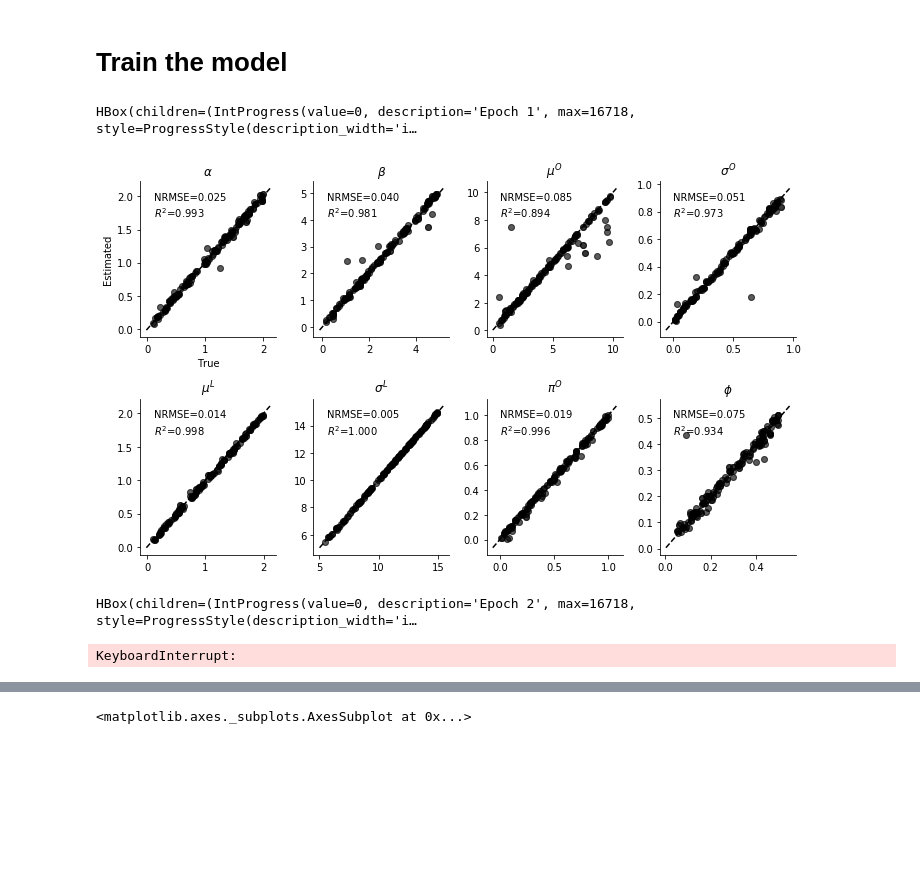
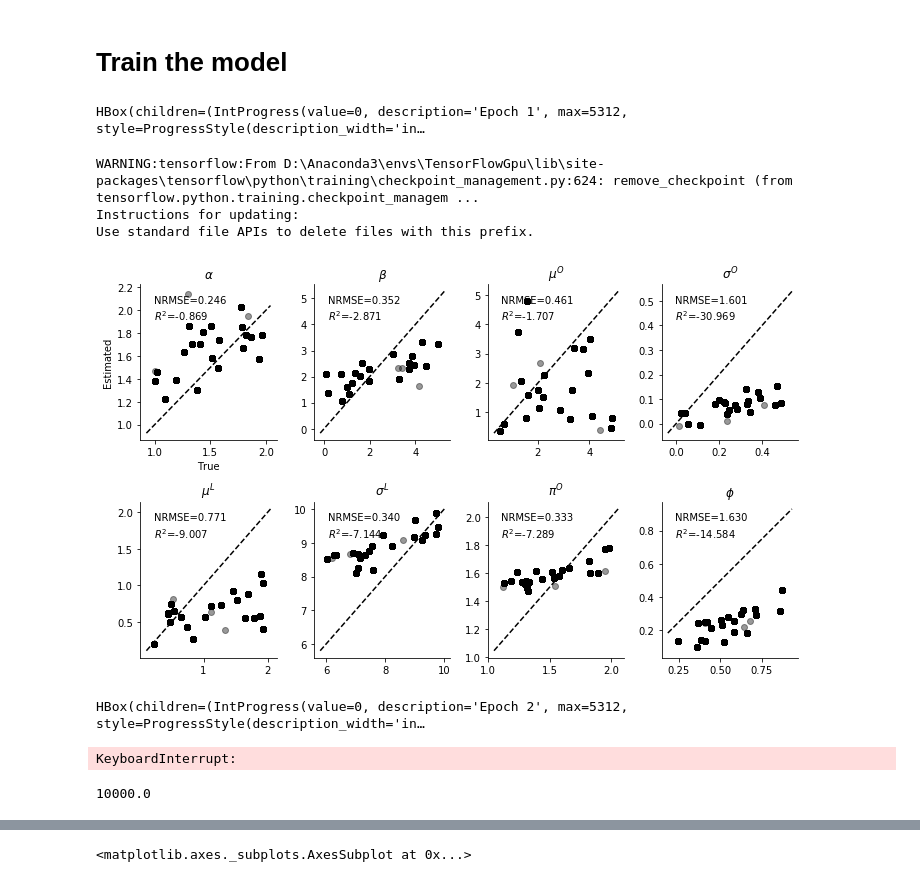
Before and after one commit to stefanradev93/cINN, a Jupyter notebook: 20190612_Splatter_cINN_Example.ipynb, the cells around one changed output, grey strips where cells are left out. Saved outputs shown, nothing was run; the diff lists cells and outputs as text; code cells hidden in the pictures; blank space fills up the shorter version.

```diff
--- a/20190612_Splatter_cINN_Example.ipynb
+++ b/20190612_Splatter_cINN_Example.ipynb
@@ -248,24 +252,24 @@ data_path = 'D:\\seqRNA'
 n_samples_posterior = 2000
 starter_learning_rate = 0.001
 decay_steps = 32000
-n_sim = 5000
+n_sim = 10000
+n_cells = 20
+n_genes = 20
 decay_rate = .95
 clip_value = 5.
 learning_rate = tf.train.exponential_decay(starter_learning_rate, global_step, decay_steps, decay_rate)
 
 # --- Data loader --- #
-n_chunks = 107
+n_chunks = 17
 n_sim_chunk = 5000
-data_loader  = RNADataLoader(batch_size, data_path, normalize=False, n_sim_chunk=n_sim_chunk)
+data_loader  = RNADataLoader(batch_size, data_path, normalize=False,
+                             n_sim_chunk=n_sim, n_cells=n_cells, n_genes=n_genes)
 # %% [markdown]
 ## Create a test set
 # %%
 X_test, theta_test = data_loader.load_test(n_test=500, path=data_path)
-data_loader._global_max = np.max(X_test.numpy())
-data_loader._normalize = True
 # %%
 X_test_plausible, theta_test_plausible = remove_implausible(X_test, theta_test, 5000)
-X_test_plausible /= data_loader._global_max
 # %% [markdown]
 ## Create networks
 # %%
@@ -306,7 +307,7 @@ def run_epoch(model, optimizer, data_loader, X_test, y_test,
     for chunk in data_loader:
         for X_batch, y_batch in chunk:
 
-            X_batch, y_batch = remove_implausible(X_batch, y_batch, 5000)
+            X_batch, y_batch = remove_implausible(X_batch, y_batch, 360)
 
             with tf.GradientTape() as tape:
 
@@ -320,7 +321,7 @@ def run_epoch(model, optimizer, data_loader, X_test, y_test,
             gradients = tape.gradient(loss, model.trainable_variables)
 
             # Validations score
-            y_mean_val, y_var_val = model(X_test)
+            y_mean_val, y_var_val = model(X_test, training=False)
             train_rec = tf.sqrt(tf.reduce_mean(tf.reduce_sum(tf.square(y_batch - y_mean), axis=-1), axis=-1))
             val_rec = tf.sqrt(tf.reduce_mean(tf.reduce_sum(tf.square(y_test - y_mean_val), axis=-1), axis=-1))
             val_loss = heteroscedastic_loss(y_test, y_mean_val, y_var_val)
@@ -339,18 +340,30 @@ def run_epoch(model, optimizer, data_loader, X_test, y_test,
 # %%
 for ep in range(1, epochs+1):
     with tqdm(total = (n_sim * n_chunks) // batch_size, desc='Epoch {}'.format(ep)) as p_bar:
 
         # Run epoch
         run_epoch(model, optimizer, data_loader, X_test_plausible, theta_test_plausible, p_bar)
 
         # Predict test
-        theta_pred_test = model(X_test_plausible)[0]
+        theta_pred_test = model(X_test_plausible, training=False)[0]
         plot_true_est_scatter(model, theta_pred_test, theta_test_plausible,
                               param_names, figsize=(10, 6), filename=None)
 # %% [output]
-HBox(children=(IntProgress(value=0, description='Epoch 1', max=16718, style=ProgressStyle(description_width='i…
+HBox(children=(IntProgress(value=0, description='Epoch 1', max=5312, style=ProgressStyle(description_width='in…
+WARNING:tensorflow:From D:\Anaconda3\envs\TensorFlowGpu\lib\site-packages\tensorflow\python\training\checkpoint_management.py:624: remove_checkpoint (from tensorflow.python.training.checkpoint_managem ...
+Instructions for updating:
+Use standard file APIs to delete files with this prefix.
-[figure, old version]
+[figure, new version]
-HBox(children=(IntProgress(value=0, description='Epoch 2', max=16718, style=ProgressStyle(description_width='i…
-KeyboardInterrupt:
+HBox(children=(IntProgress(value=0, description='Epoch 2', max=5312, style=ProgressStyle(description_width='in…
+KeyboardInterrupt:
+# %%
+X = np.load("D:/seqRNA/data/rna_data_5.npy").astype(np.float32)
+y = np.load("D:/seqRNA/params/rna_params_5.npy").astype(np.float32)
+X = X.reshape(n_genes, n_cells, n_sim).T
+x1D, y1D = view1D(y, y)
+Xout = (x1D[:,None] == y1D).astype(float)
+np.sum(Xout)dd
+# %% [output]
+10000.0
 # %%
 # Predict test
```
Also changed, not shown: parts of 6 cells of this notebook, 21 other files.
